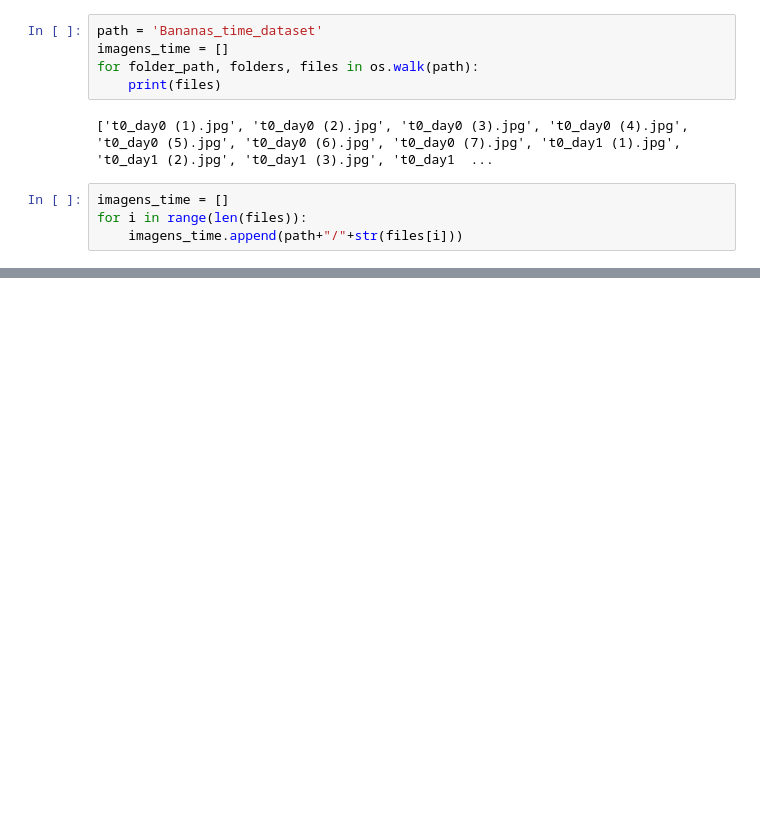
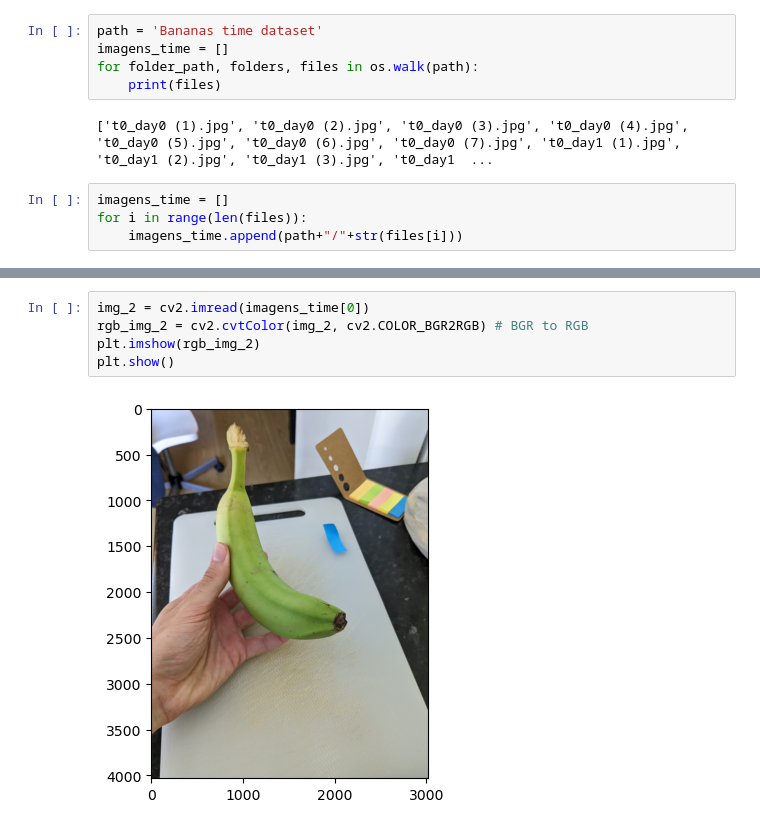
Before and after one commit to nunovix/Banana_project_PMBA, a Jupyter notebook: banana_time_analysis.ipynb, the cells around one changed output, grey strips where cells are left out. Saved outputs shown, nothing was run; the diff lists cells and outputs as text; blank space fills up the shorter version.

```diff
--- a/banana_time_analysis.ipynb
+++ b/banana_time_analysis.ipynb
@@ -4,5 +10,5 @@ import os
 # %%
-path = 'Bananas_time_dataset'
+path = 'Bananas time dataset'
 imagens_time = []
 for folder_path, folders, files in os.walk(path):
     print(files)
@@ -21,0 +42,7 @@ def get_cnn_result(image):
+# %%
+img_2 = cv2.imread(imagens_time[0])
+rgb_img_2 = cv2.cvtColor(img_2, cv2.COLOR_BGR2RGB) # BGR to RGB
+plt.imshow(rgb_img_2)
+plt.show()
+# %% [output]
+[figure, added]
```
Also changed, not shown: parts of 7 cells of this notebook.
